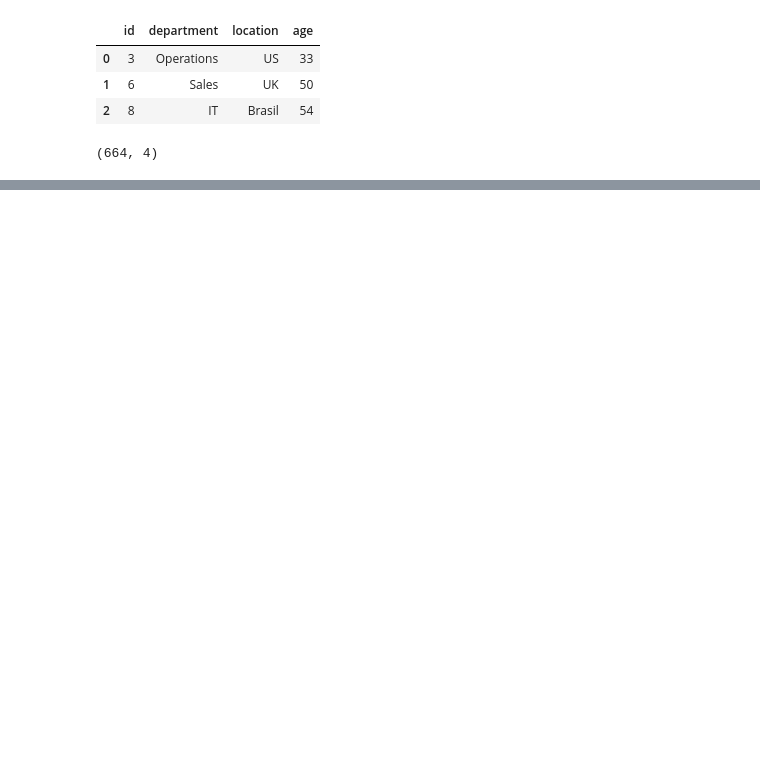
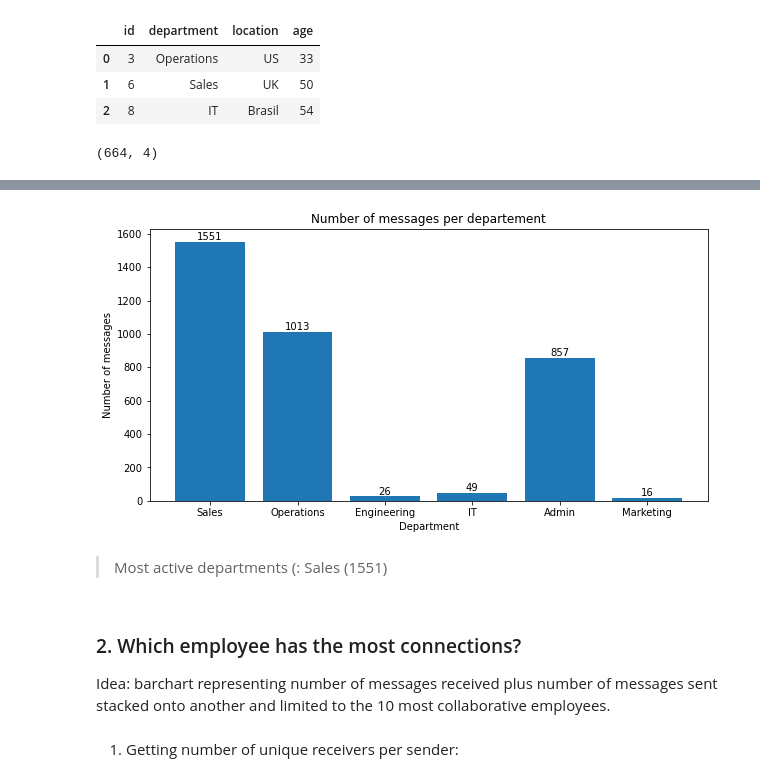
Before and after one commit to SimonB97/dccompetition_collaboration, a Jupyter notebook: src/Analysis.ipynb, the cells around one changed output, grey strips where cells are left out. Cells and saved outputs as stored; diff of their text form; code cells hidden in the pictures; blank space fills up the shorter version.

```diff
--- a/src/Analysis.ipynb
+++ b/src/Analysis.ipynb
@@ -53,0 +120,3 @@ df_msg.head(3)
+# %%
+df_msg_sid = df_msg.rename(columns={'sender':'id'})
+df_msg_sid.head(3)
@@ -53,0 +128,7 @@ df_msg.head(3)
+# %%
+# concatenating both datatframes
+#df_all = pd.concat([df_msg_sid, df_emp], axis=1, join="outer")
+#df_all.head(3)
+
+df_all = df_msg_sid.merge(df_emp, on='id', how='inner')
+df_all
@@ -53,0 +149,21 @@ df_msg.head(3)
+# %%
+dpt_all = df_all['department']
+x2 = Counter(dpt_all).keys()
+y2 = Counter(dpt_all).values()
+plt.figure(figsize=(10,5))
+bars2 = plt.bar(x2, y2,)
+plt.xlabel('Department')
+plt.ylabel('Number of messages')
+plt.title('Number of messages per departement')
+plt.bar_label(bars2)
+plt.show()
+# %% [output]
+[figure, added]
+# %% [markdown]
+>Most active departments (: Sales (1551)
+# %% [markdown]
+### 2. Which employee has the most connections?
+
+Idea: barchart representing number of messages received plus number of messages sent stacked onto another and limited to the 10 most collaborative employees.
+# %% [markdown]
+1) Getting number of unique receivers per sender:
```
Also changed, not shown: parts of 22 cells of this notebook.
